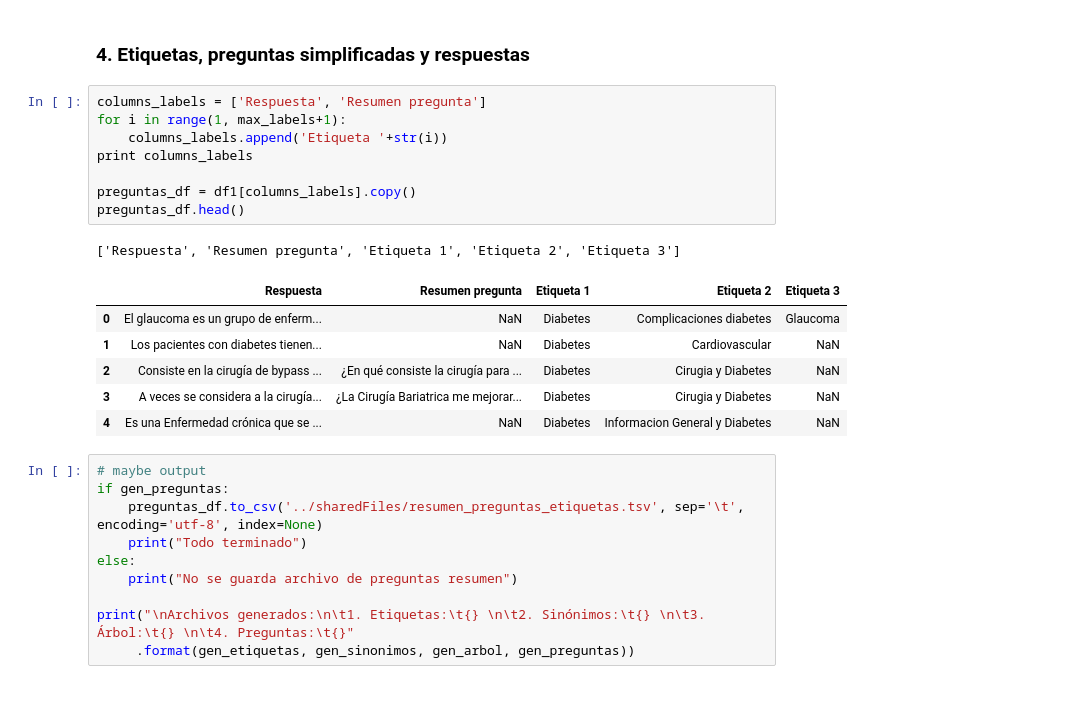
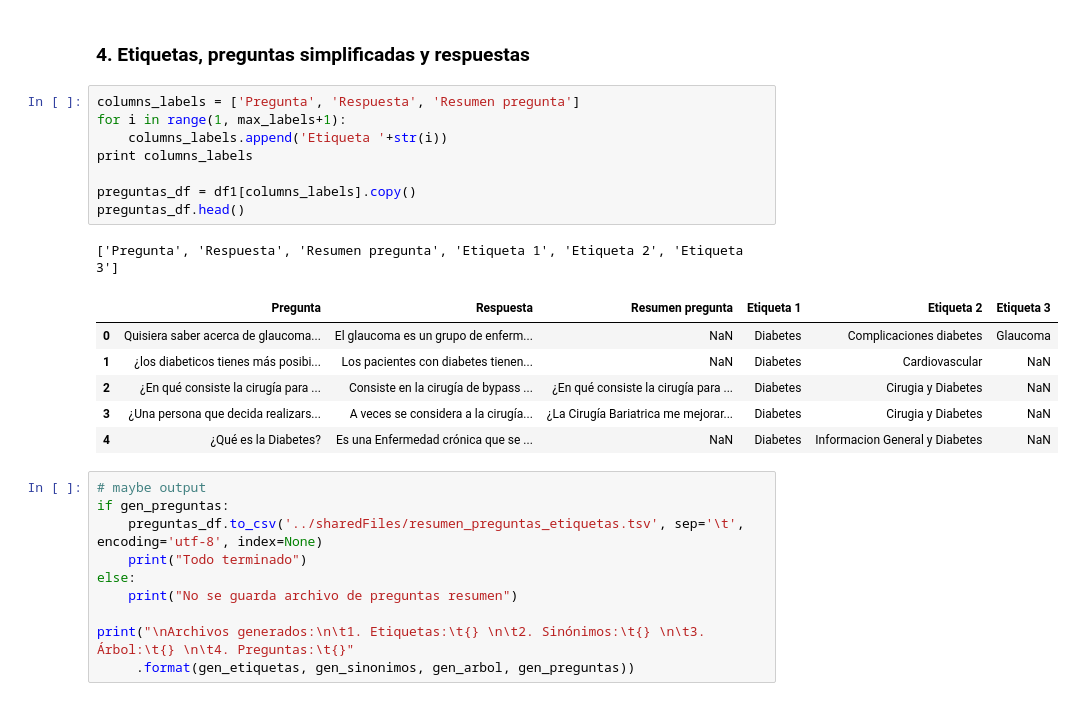
Before and after one commit to mathetes87/anastasiaFunctions, a Jupyter notebook: generarArchivos/Crear archivos para Azure function.ipynb, the cells around one changed output. Cells and saved outputs as stored; diff of their text form.

```diff
--- a/generarArchivos/Crear archivos para Azure function.ipynb
+++ b/generarArchivos/Crear archivos para Azure function.ipynb
@@ -175,21 +175,21 @@ else:
 # %% [markdown]
 ### 4. Etiquetas, preguntas simplificadas y respuestas
 # %%
-columns_labels = ['Respuesta', 'Resumen pregunta']
+columns_labels = ['Pregunta', 'Respuesta', 'Resumen pregunta']
 for i in range(1, max_labels+1):
     columns_labels.append('Etiqueta '+str(i))
 print columns_labels
 
 preguntas_df = df1[columns_labels].copy()
 preguntas_df.head()
 # %% [output]
-['Respuesta', 'Resumen pregunta', 'Etiqueta 1', 'Etiqueta 2', 'Etiqueta 3']
+['Pregunta', 'Respuesta', 'Resumen pregunta', 'Etiqueta 1', 'Etiqueta 2', 'Etiqueta 3']
-|  | Respuesta | Resumen pregunta | Etiqueta 1 | Etiqueta 2 | Etiqueta 3 |
-| 0 | El glaucoma es un grupo de enferm... | NaN | Diabetes | Complicaciones diabetes | Glaucoma |
-| 1 | Los pacientes con diabetes tienen... | NaN | Diabetes | Cardiovascular | NaN |
-| 2 | Consiste en la cirugía de bypass ... | ¿En qué consiste la cirugía para ... | Diabetes | Cirugia y Diabetes | NaN |
-| 3 | A veces se considera a la cirugía... | ¿La Cirugía Bariatrica me mejorar... | Diabetes | Cirugia y Diabetes | NaN |
-| 4 | Es una Enfermedad crónica que se ... | NaN | Diabetes | Informacion General y Diabetes | NaN |
+|  | Pregunta | Respuesta | Resumen pregunta | Etiqueta 1 | Etiqueta 2 | Etiqueta 3 |
+| 0 | Quisiera saber acerca de glaucoma... | El glaucoma es un grupo de enferm... | NaN | Diabetes | Complicaciones diabetes | Glaucoma |
+| 1 | ¿los diabeticos tienes más posibi... | Los pacientes con diabetes tienen... | NaN | Diabetes | Cardiovascular | NaN |
+| 2 | ¿En qué consiste la cirugía para ... | Consiste en la cirugía de bypass ... | ¿En qué consiste la cirugía para ... | Diabetes | Cirugia y Diabetes | NaN |
+| 3 | ¿Una persona que decida realizars... | A veces se considera a la cirugía... | ¿La Cirugía Bariatrica me mejorar... | Diabetes | Cirugia y Diabetes | NaN |
+| 4 | ¿Qué es la Diabetes? | Es una Enfermedad crónica que se ... | NaN | Diabetes | Informacion General y Diabetes | NaN |
 # %%
 # maybe output
 if gen_preguntas:
```
Also changed, not shown: parts of 1 cell of this notebook, 5 other files.
